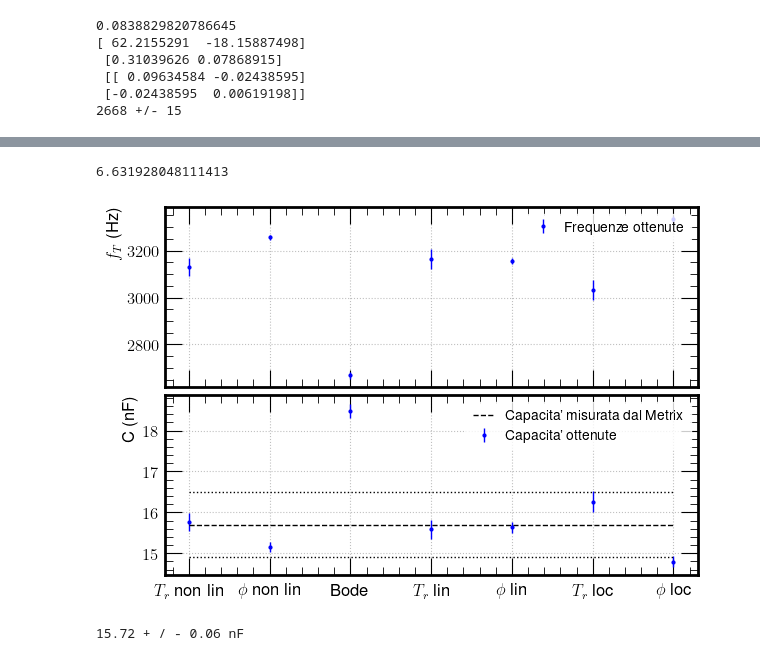
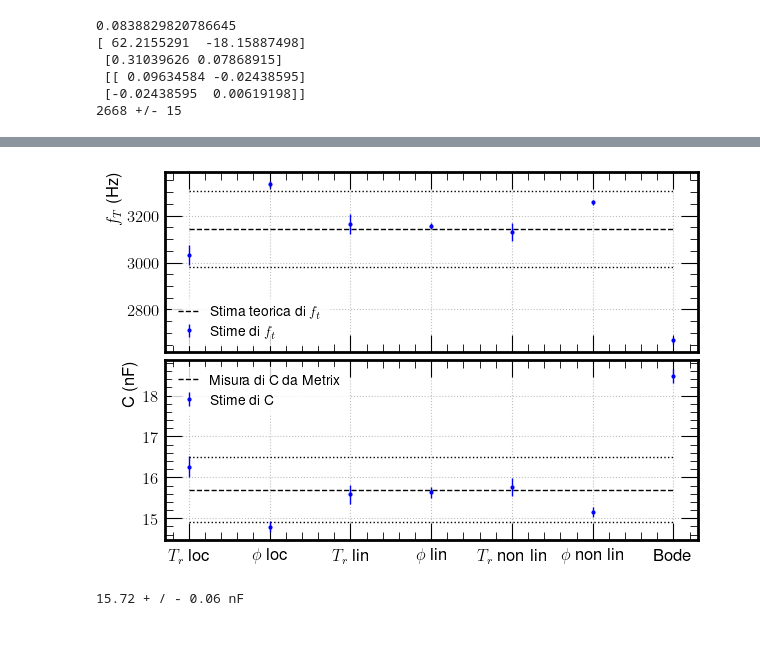
Before and after one commit to Fra005Ve/G09---SF2-, a Jupyter notebook: RC in frequenza/RCfrequenza.ipynb, the cells around one changed output, grey strips where cells are left out. Cells and saved outputs as stored; diff of their text form; code cells hidden in the pictures.

Commit message:
Updated RC in frequenza
Fixed some graphical issues and axes

```diff
--- a/RC in frequenza/RCfrequenza.ipynb
+++ b/RC in frequenza/RCfrequenza.ipynb
@@ -552,38 +610,48 @@ plt.show()
-# %%
-print((ft_phi_lin - ft_tr_lin)/np.sqrt(s_ft_phi_lin ** 2 + s_ft_tr_lin ** 2))
-# %% [output]
-6.631928048111413
 # %%
 R = 3227
 sR = 24
 
 capacita = (2 * np.pi * R * np.array(frequenze))**-1
 scapacita = capacita * np.sqrt((np.array(sfrequenze)/np.array(frequenze)) ** 2  + (sR/R)**2)
 
 fig, ax = plt.subplots(2,1, figsize=(6,4),sharex=True, constrained_layout = True, height_ratios=[1, 1])
 x_f = np.arange(0,len(frequenze))
-ax[0].errorbar(x_f, frequenze, yerr = sfrequenze, label = "Frequenze ottenute",fmt = 'o', ms = 2)
-ax[1].errorbar(x_f, capacita*10**9, yerr = scapacita*10**9, label = "Capacita\' ottenute", fmt = 'o', ms = 2)
+ax[0].errorbar(x_f, frequenze, yerr = sfrequenze, label = r"Stime di $f_t$", fmt = 'o', ms = 2)
+ax[0].plot(x_f, np.full(7, 3142), label = r"Stima teorica di $f_t$" , linestyle = "--", color = "k" )
+ax[0].plot(x_f, np.full(7, 2980), linestyle = ":", color = "k" )
+ax[0].plot(x_f, np.full(7, 3305), linestyle = ":", color = "k" )
 
-ax[1].plot(x_f, np.full(len(x_f), 15.7), label = "Capacita\' misurata dal Metrix", linestyle='--',  color = "k")
-ax[1].plot(x_f, np.full(len(x_f), 15.7+0.8), linestyle=':',  color = "k")
-ax[1].plot(x_f, np.full(len(x_f), 15.7-0.8), linestyle=':',  color = "k")
 
-ax[0].legend()
-ax[1].legend()
+ax[1].errorbar(x_f, capacita*10**9, yerr = scapacita*10**9, label = "Stime di C", fmt = 'o', ms = 2)
+
+ax[1].plot(x_f, np.full(7, 15.7), label = "Misura di C da Metrix" , linestyle = "--", color = "k" )
+ax[1].plot(x_f, np.full(7, 14.9), linestyle = ":", color = "k" )
+ax[1].plot(x_f, np.full(7, 16.5), linestyle = ":", color = "k" )
+
+ax[0].legend(loc = "lower left")
+ax[1].legend(loc = "upper left")
 
 ax[0].grid(True)
 ax[1].grid(True)
 
 ax[0].set_ylabel(r"$f_T$ (Hz)")
 ax[1].set_ylabel(r"C (nF)")
 
-my_xticks = [r'$T_r$ non lin', r'$\phi$ non lin', r'Bode', r'$T_r$ lin', r'$\phi$ lin', r'$T_r$ loc', r'$\phi$ loc']
+my_xticks = [r'$T_r$ loc', r'$\phi$ loc', r'$T_r$ lin', r'$\phi$ lin', r'$T_r$ non lin', r'$\phi$ non lin', r'Bode']
 plt.xticks(x_f, my_xticks)
 
+plt.savefig('Risultati.png',
+           bbox_inches ="tight",
+           pad_inches = 0.2,
+           transparent = True,
+           facecolor ="w",
+           edgecolor ='w',
+           orientation ='Portrait',
+           dpi = 100)
+
 plt.show()
 # %% [output]
-[figure, old version]
+[figure, new version]
 # %%
 calcoloc = capacita[capacita < 18]
 scalcoloc = scapacita[capacita < 18]
```
Also changed, not shown: parts of 16 cells of this notebook, 7 other files.
